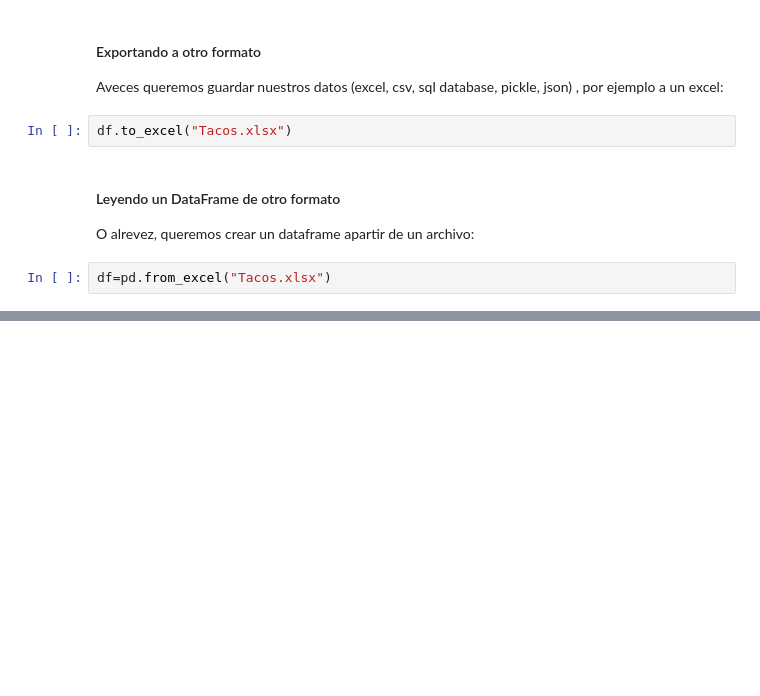
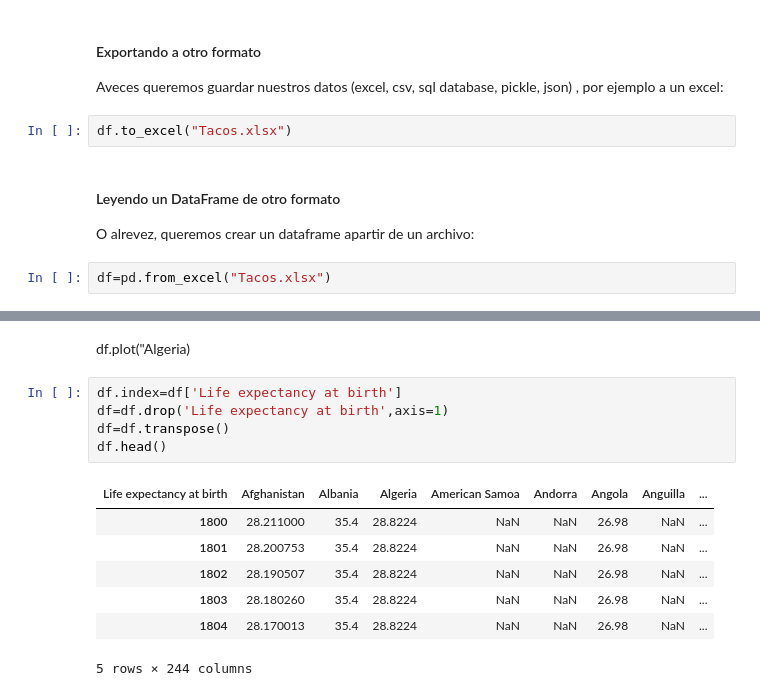
Before and after one commit to beangoben/lerningMachin, a Jupyter notebook: Pandas/PandasIntro.ipynb, the cells around one changed output, grey strips where cells are left out. Drawn from its saved outputs; the diff is of its cells as text; blank space fills up the shorter version.

```diff
--- a/Pandas/PandasIntro.ipynb
+++ b/Pandas/PandasIntro.ipynb
@@ -199,0 +196,15 @@ df.head()
+# %% [markdown]
+df.plot("Algeria)
+# %%
+df.index=df['Life expectancy at birth']
+df=df.drop('Life expectancy at birth',axis=1)
+df=df.transpose()
+df.head()
+# %% [output]
+| Life expectancy at birth | Afghanistan | Albania | Algeria | American Samoa | Andorra | Angola | Anguilla | ... |
+| 1800 | 28.211000 | 35.4 | 28.8224 | NaN | NaN | 26.98 | NaN | ... |
+| 1801 | 28.200753 | 35.4 | 28.8224 | NaN | NaN | 26.98 | NaN | ... |
+| 1802 | 28.190507 | 35.4 | 28.8224 | NaN | NaN | 26.98 | NaN | ... |
+| 1803 | 28.180260 | 35.4 | 28.8224 | NaN | NaN | 26.98 | NaN | ... |
+| 1804 | 28.170013 | 35.4 | 28.8224 | NaN | NaN | 26.98 | NaN | ... |
+5 rows × 244 columns
```
Also changed, not shown: parts of 3 cells of this notebook.
